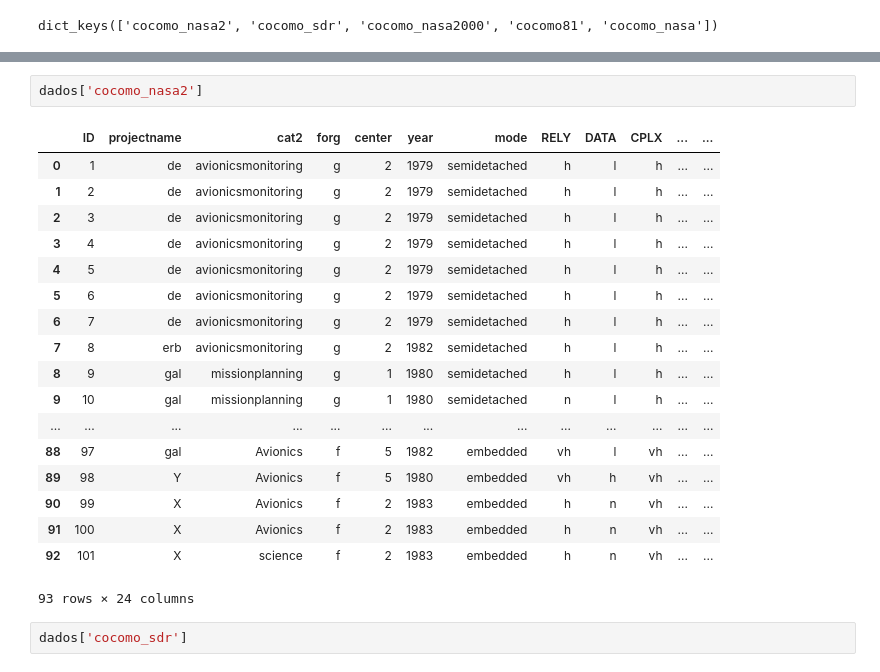
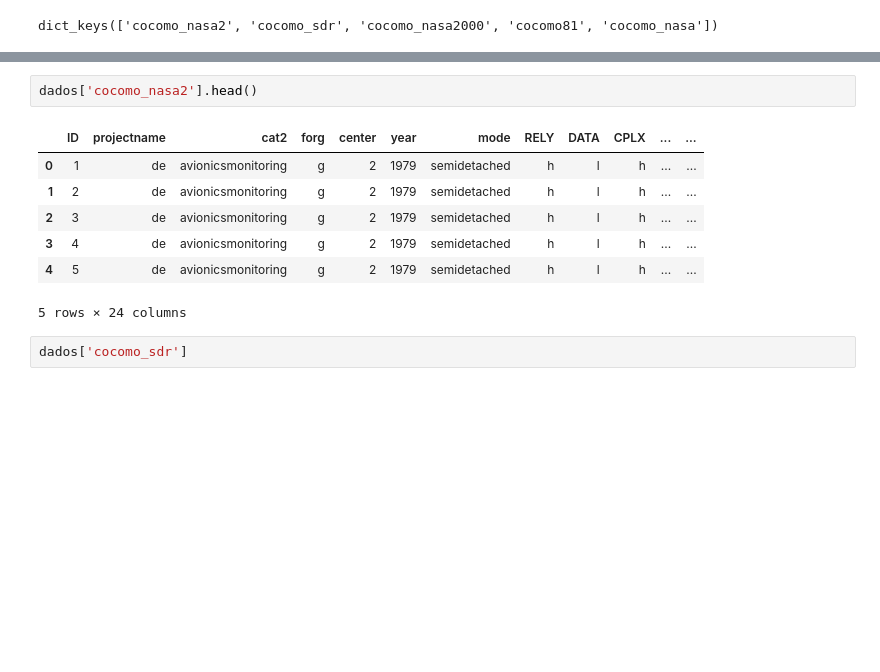
Before and after one commit to Gabrui/estimar-esforco, a Jupyter notebook: estimar-esforco.ipynb, the cells around one changed output, grey strips where cells are left out. Drawn from its saved outputs; the diff is of its cells as text; blank space fills up the shorter version.

```diff
--- a/estimar-esforco.ipynb
+++ b/estimar-esforco.ipynb
@@ -133,24 +69,13 @@ dados['cocomo_nasa']
 # %%
-dados['cocomo_nasa2']
+dados['cocomo_nasa2'].head()
 # %% [output]
 |  | ID | projectname | cat2 | forg | center | year | mode | RELY | DATA | CPLX | ... | ... |
 | 0 | 1 | de | avionicsmonitoring | g | 2 | 1979 | semidetached | h | l | h | ... | ... |
 | 1 | 2 | de | avionicsmonitoring | g | 2 | 1979 | semidetached | h | l | h | ... | ... |
 | 2 | 3 | de | avionicsmonitoring | g | 2 | 1979 | semidetached | h | l | h | ... | ... |
 | 3 | 4 | de | avionicsmonitoring | g | 2 | 1979 | semidetached | h | l | h | ... | ... |
 | 4 | 5 | de | avionicsmonitoring | g | 2 | 1979 | semidetached | h | l | h | ... | ... |
-| 5 | 6 | de | avionicsmonitoring | g | 2 | 1979 | semidetached | h | l | h | ... | ... |
-| 6 | 7 | de | avionicsmonitoring | g | 2 | 1979 | semidetached | h | l | h | ... | ... |
-| 7 | 8 | erb | avionicsmonitoring | g | 2 | 1982 | semidetached | h | l | h | ... | ... |
-| 8 | 9 | gal | missionplanning | g | 1 | 1980 | semidetached | h | l | h | ... | ... |
-| 9 | 10 | gal | missionplanning | g | 1 | 1980 | semidetached | n | l | h | ... | ... |
-| ... | ... | ... | ... | ... | ... | ... | ... | ... | ... | ... | ... | ... |
-| 88 | 97 | gal | Avionics | f | 5 | 1982 | embedded | vh | l | vh | ... | ... |
-| 89 | 98 | Y | Avionics | f | 5 | 1980 | embedded | vh | h | vh | ... | ... |
-| 90 | 99 | X | Avionics | f | 2 | 1983 | embedded | h | n | vh | ... | ... |
-| 91 | 100 | X | Avionics | f | 2 | 1983 | embedded | h | n | vh | ... | ... |
-| 92 | 101 | X | science | f | 2 | 1983 | embedded | h | n | vh | ... | ... |
-93 rows × 24 columns
+5 rows × 24 columns
 # %%
 dados['cocomo_sdr']
 # %% [output]
```
Also changed, not shown: parts of 13 cells of this notebook, 6 other files.
